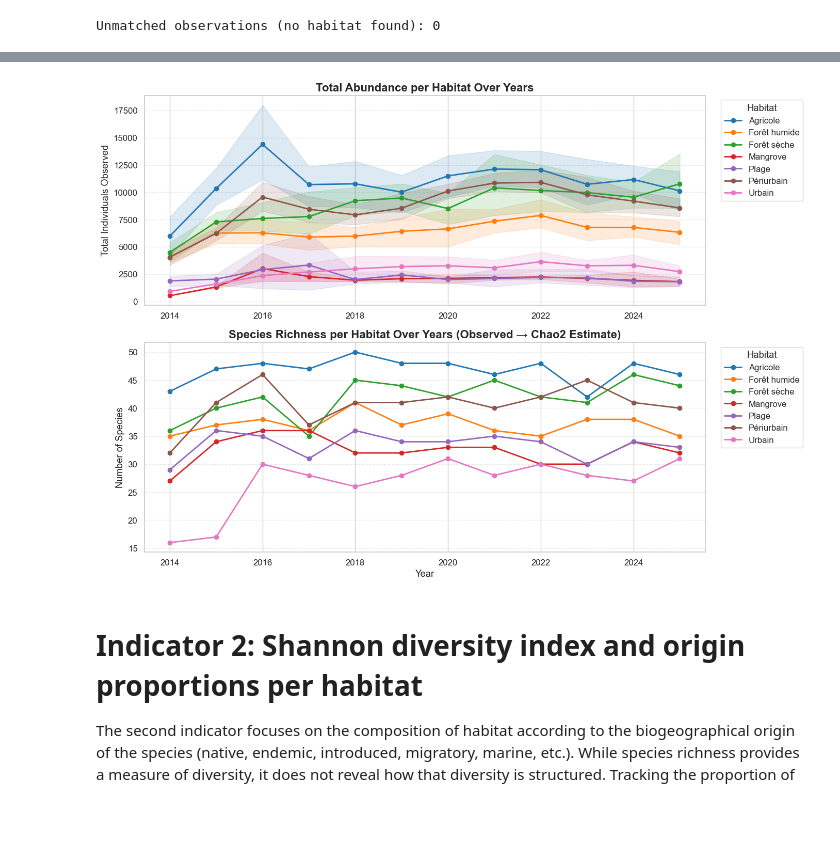
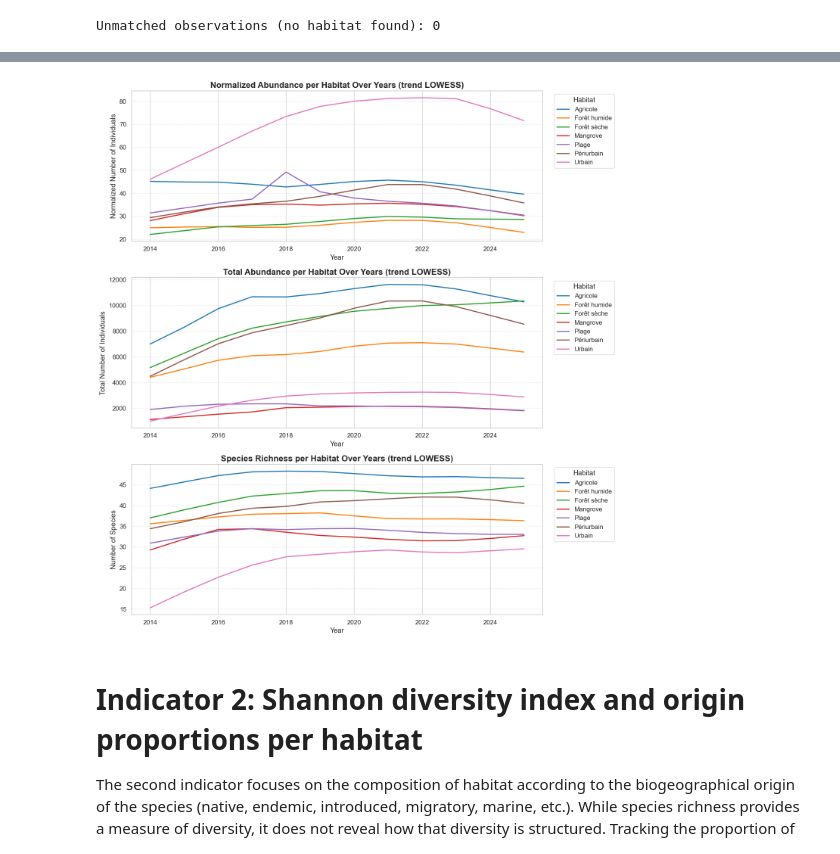
Before and after one commit to baptistepras/birds_biodiversity, a Jupyter notebook: multi_year_indicators.ipynb, the cells around one changed output, grey strips where cells are left out. Cells and saved outputs as stored; diff of their text form; code cells hidden in the pictures; blank space fills up the shorter version.

```diff
--- a/multi_year_indicators.ipynb
+++ b/multi_year_indicators.ipynb
@@ -275,36 +389,50 @@ plt.show()
 # %%
 # Habitat trend plots
-plt.figure(figsize=(14, 10))
+plt.figure(figsize=(14, 15))
 habitats = indicator1_multi["Habitat"].unique()
 colors = sns.color_palette("tab10", n_colors=len(habitats))
 
-# Abundance
-ax1 = plt.subplot(2, 1, 1)
+# Normalized Abundance
+ax1 = plt.subplot(3, 1, 1)
 for habitat, col in zip(habitats, colors):
     g = indicator1_multi[indicator1_multi["Habitat"] == habitat].sort_values("year")
-    ax1.plot(g["year"], g["Abundance"], marker="o", linewidth=2, color=col, label=habitat)
-    ax1.fill_between(g["year"], g["Abundance_CI_low"], g["Abundance_CI_high"], color=col, alpha=0.15)
-ax1.set_title("Total Abundance per Habitat Over Years", fontsize=16, fontweight="bold")
-ax1.set_ylabel("Total Individuals Observed")
+    trend = lowess(g["Normalized_abundance"], g["year"], frac=0.5)
+    ax1.plot(trend[:, 0], trend[:, 1], color=col, linewidth=2, linestyle="-", label=f"{habitat}")
+ax1.set_title("Normalized Abundance per Habitat Over Years (trend LOWESS)", fontsize=16, fontweight="bold")
+ax1.set_ylabel("Normalized Number of Individuals")
+ax1.set_xlabel("Year")
 ax1.grid(axis="y", linestyle="--", alpha=0.4)
 ax1.legend(title="Habitat", bbox_to_anchor=(1.02, 1), loc="upper left")
 
-# Richness
-ax2 = plt.subplot(2, 1, 2)
+# Total Abundance
+ax2 = plt.subplot(3, 1, 2)
 for habitat, col in zip(habitats, colors):
     g = indicator1_multi[indicator1_multi["Habitat"] == habitat].sort_values("year")
-    ax2.plot(g["year"], g["Richness_observed"], marker="o", linewidth=2, color=col, label=habitat)
-ax2.set_title("Species Richness per Habitat Over Years (Observed → Chao2 Estimate)", fontsize=16, fontweight="bold")
-ax2.set_ylabel("Number of Species")
+    trend = lowess(g["Abundance"], g["year"], frac=0.5)
+    ax2.plot(trend[:, 0], trend[:, 1], color=col, linewidth=2, linestyle="-", label=f"{habitat}")
+ax2.set_title("Total Abundance per Habitat Over Years (trend LOWESS)", fontsize=16, fontweight="bold")
+ax2.set_ylabel("Total Number of Individuals")
+ax2.grid(axis="y", linestyle="--", alpha=0.4)
 ax2.set_xlabel("Year")
-ax2.grid(axis="y", linestyle="--", alpha=0.4)
 ax2.legend(title="Habitat", bbox_to_anchor=(1.02, 1), loc="upper left")
+
+# Richness
+ax3 = plt.subplot(3, 1, 3)
+for habitat, col in zip(habitats, colors):
+    g = indicator1_multi[indicator1_multi["Habitat"] == habitat].sort_values("year")
+    trend = lowess(g["Richness_observed"], g["year"], frac=0.5)
+    ax3.plot(trend[:, 0], trend[:, 1], color=col, linewidth=2, linestyle="-", label=f"{habitat}")
+ax3.set_title("Species Richness per Habitat Over Years (trend LOWESS)", fontsize=16, fontweight="bold")
+ax3.set_ylabel("Number of Species")
+ax3.set_xlabel("Year")
+ax3.grid(axis="y", linestyle="--", alpha=0.4)
+ax3.legend(title="Habitat", bbox_to_anchor=(1.02, 1), loc="upper left")
 
 plt.tight_layout()
 plt.savefig("figures/trends_species_and_individual_richness_per_habitat.jpeg", dpi=300)
 plt.show()
 # %% [output]
-[figure, old version]
+[figure, new version]
 # %% [markdown]
 # Indicator 2: Shannon diversity index and origin proportions per habitat
 
```
Also changed, not shown: parts of 13 cells of this notebook.
